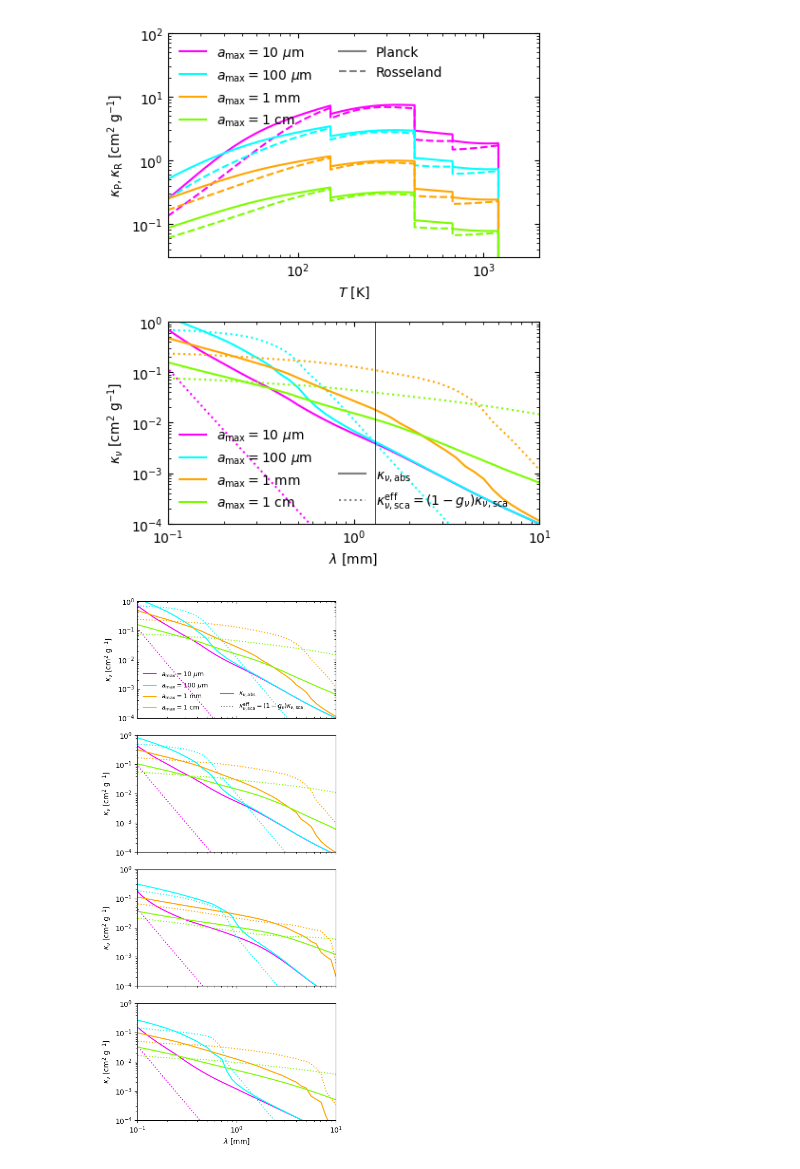
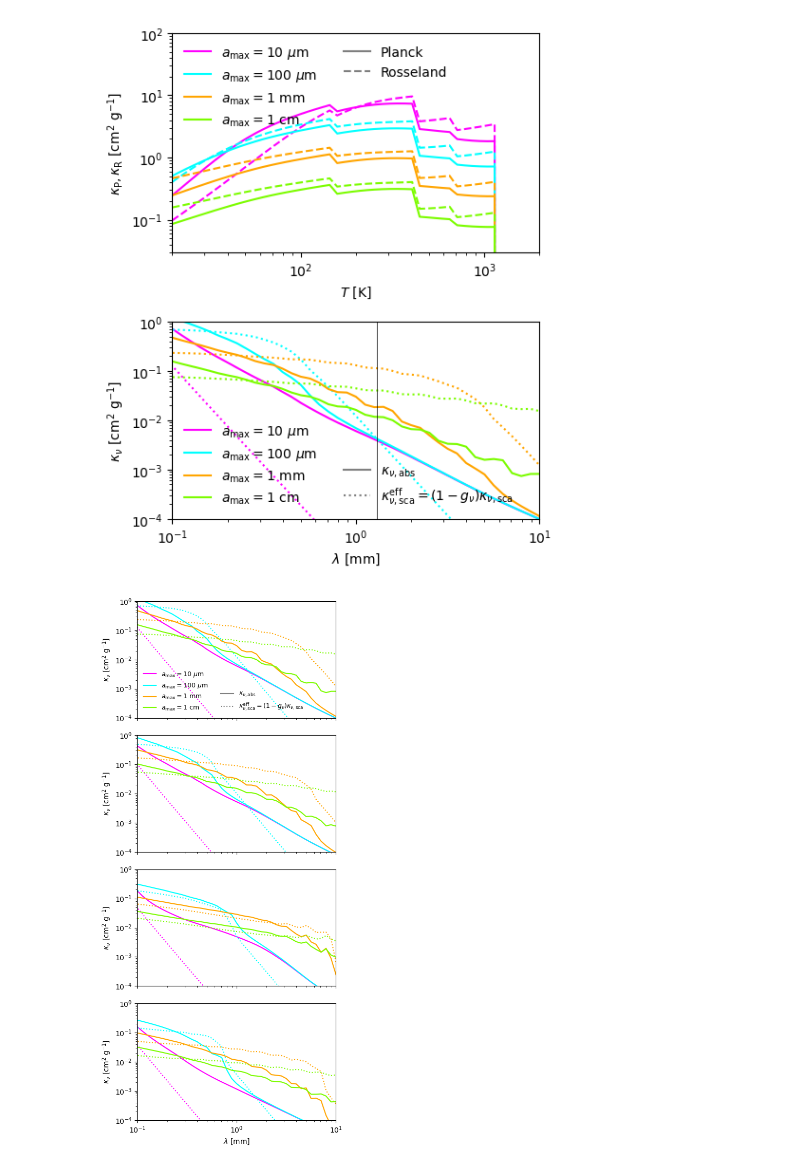
Before and after one commit to hyp0515/Disk_Model_line_rt, a Jupyter notebook: example/diff_amax_dust_opacity/compare.ipynb, the cells around one changed output. Saved outputs shown, nothing was run; the diff lists cells and outputs as text; code cells hidden in the pictures.

```diff
--- a/example/diff_amax_dust_opacity/compare.ipynb
+++ b/example/diff_amax_dust_opacity/compare.ipynb
@@ -11,6 +9,6 @@ from disk_model import *
 # %%
 def get_opacity(amax):
-    opacity = generate_opacity_table_x22(
+    opacity = generate_opacity_table_opt(
         a_min=1e-6, a_max=amax*1e-4,
         q=-3.5, dust_to_gas=0.01
     )
@@ -60,37 +58,34 @@ plt.legend(
     r'Planck',
     r'Rosseland',
     '',''],
     frameon=False, loc=2, ncol=2, fontsize=10,
 )
-set_ticks()
-
 
 plt.sca(ax[1])
 plt.plot([],[],ls='None')
 plt.plot([],[],ls='None')
 plt.plot([],[],'grey')
 plt.plot([],[],'grey',ls=':')
 # plt.plot([0.087, 0.087],plt.ylim(),'k',lw=0.5)
 plt.plot([1.3, 1.3],plt.ylim(),'k',lw=0.5)
 plt.legend(
     [r'$a_{\rm max}=10~\mu$m',
     r'$a_{\rm max}=100~\mu$m',
     r'$a_{\rm max}=1~$mm',
     r'$a_{\rm max}=1~$cm',
     '','',
     r'$\kappa_{\nu,\rm abs}$',
     r'$\kappa_{\nu,\rm sca}^{\rm eff} = (1-g_{\nu})\kappa_{\nu,\rm sca}$',
     ],
     frameon=False, fontsize=10, ncol=2,
 )
-set_ticks()
 
 plt.tight_layout()
 plt.savefig('opacity.pdf', transparent=True)
 plt.show()
 plt.close('all')
 # %% [output]
-[figure, old version]
+[figure, new version]
 # %%
 def plot_dif_t_regime(ax, opacity, **kwargs):
     lam = opacity['lam'] * 10 # wavelenght in mm
@@ -135,8 +130,7 @@ plt.legend(
     frameon=False, fontsize=9, ncol=2,
 )
 
-set_ticks()
 plt.tight_layout()
 plt.show()
 # %% [output]
-[figure, old version]
+[figure, new version]
```
Also changed, not shown: parts of 1 cell of this notebook, 43 other files.
